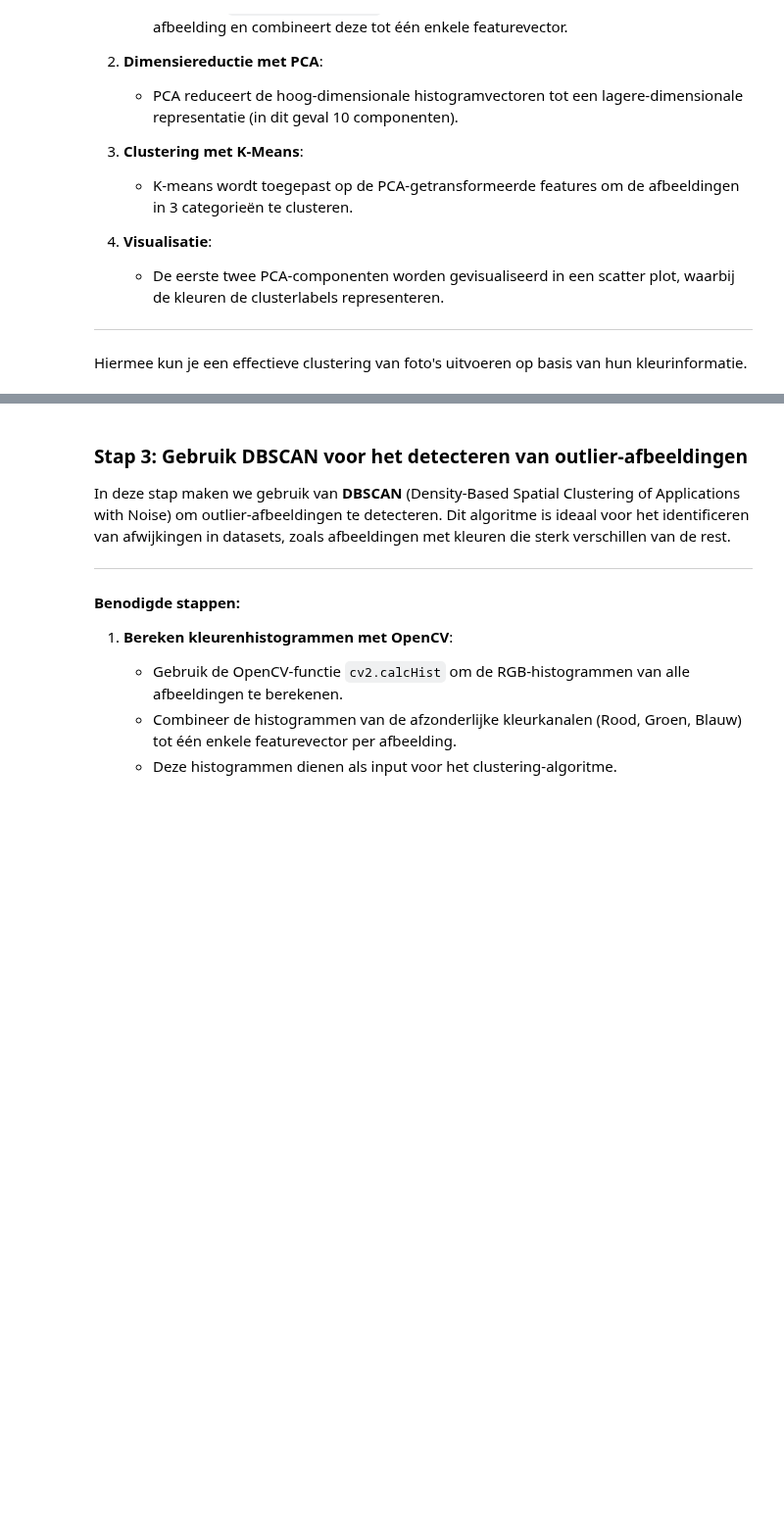
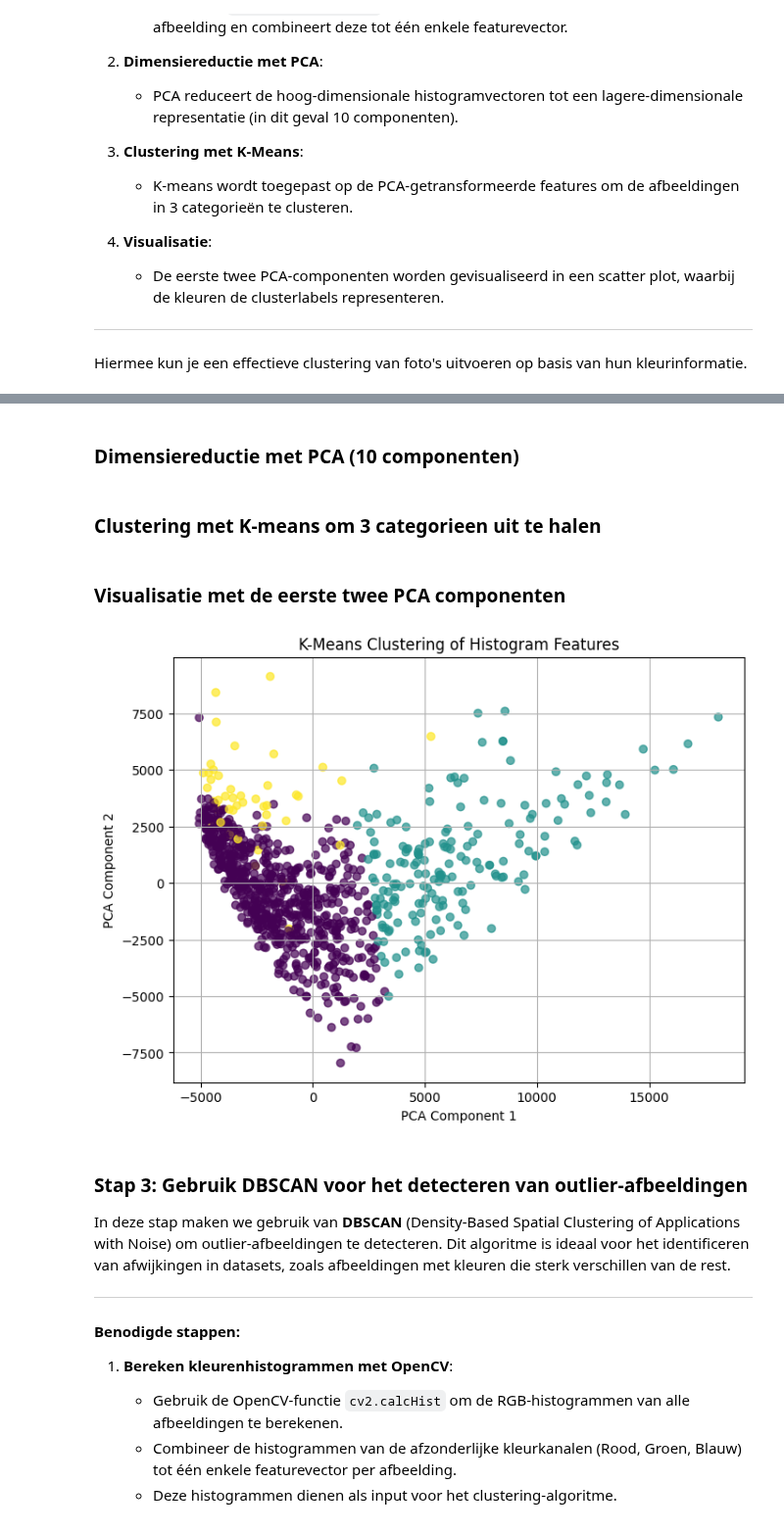
Before and after one commit to yanj27/Smart_Industry, a Jupyter notebook: Smart Industry/College 7/Werkcollege_7_RGB.ipynb, the cells around one changed output, grey strips where cells are left out. Shown at 98% size. Drawn from its saved outputs; the diff is of its cells as text; code cells hidden in the pictures; blank space fills up the shorter version.

```diff
--- a/Smart Industry/College 7/Werkcollege_7_RGB.ipynb
+++ b/Smart Industry/College 7/Werkcollege_7_RGB.ipynb
@@ -307,0 +293,12 @@ plt.show()
+# %%
+# Dit is een functie de RGB-histogrammen voor elke afbeeldig berekent en combineert behulp van de calculate_histogram functie
+def compute_all_histograms(folder_path):
+    feature_list = []
+    for filename in os.listdir(folder_path):
+        if filename.lower().endswith(('.png', '.jpg', '.jpeg', '.bmp', '.tiff', '.tif')):
+            image_path = os.path.join(folder_path, filename)
+            hist = calculate_histogram(image_path)
+            if hist is not None:
+                feature_list.append(hist)
+
+    return np.array(feature_list)
@@ -308,8 +307,34 @@ plt.show()
+# %%
+desert_features = compute_all_histograms('Desert')
+forest_features = compute_all_histograms('Forest')
+lake_features = compute_all_histograms('resized_lake_water')
+
+mixed_features = np.concatenate([desert_features, forest_features, lake_features], axis=0)
+# %% [markdown]
+### Dimensiereductie met PCA (10 componenten)
 # %%
 from sklearn.decomposition import PCA
-from sklearn.cluster import DBSCAN
+from sklearn.cluster import KMeans
 
-test = calculate_histogram('Mixed/desert.0.jpg')
+pca = PCA(n_components=10)
+mixed_features = pca.fit_transform(mixed_features)
+# %% [markdown]
+### Clustering met K-means om 3 categorieen uit te halen
+# %%
+kmeans = KMeans(n_clusters=3, random_state=42)
+cluster_labels = kmeans.fit_predict(mixed_features)
+# %% [markdown]
+### Visualisatie met de eerste twee PCA componenten
+# %%
+plt.figure(figsize=(8, 6))
+plt.scatter(mixed_features[:, 0], mixed_features[:, 1], c=cluster_labels, cmap='viridis', alpha=0.7)
+plt.title("K-Means Clustering of Histogram Features")
+plt.xlabel("PCA Component 1")
+plt.ylabel("PCA Component 2")
+plt.grid(True)
+plt.show()
+# %% [output]
+[figure, added]
 # %% [markdown]
 ### Stap 3: Gebruik DBSCAN voor het detecteren van outlier-afbeeldingen
 
```
Also changed, not shown: parts of 2 cells of this notebook.
